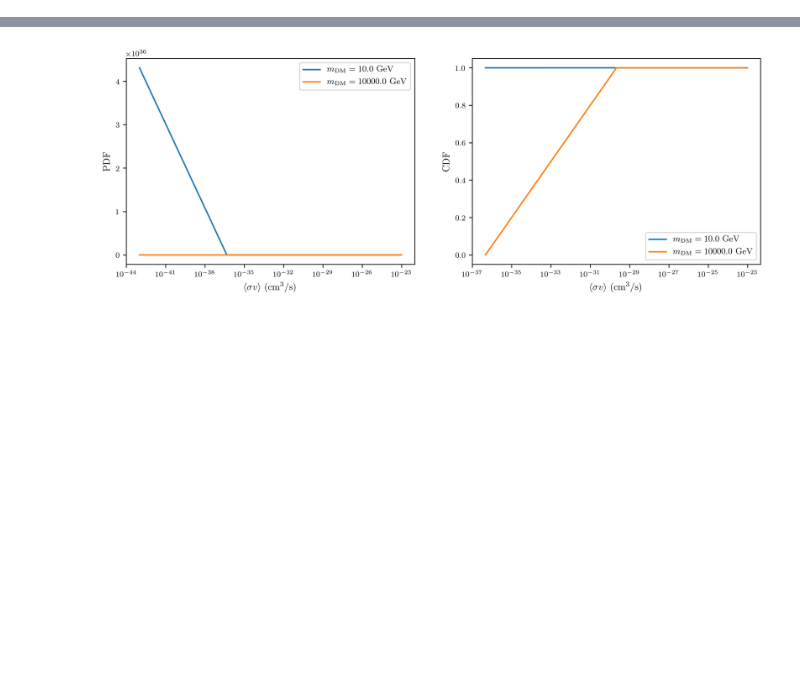
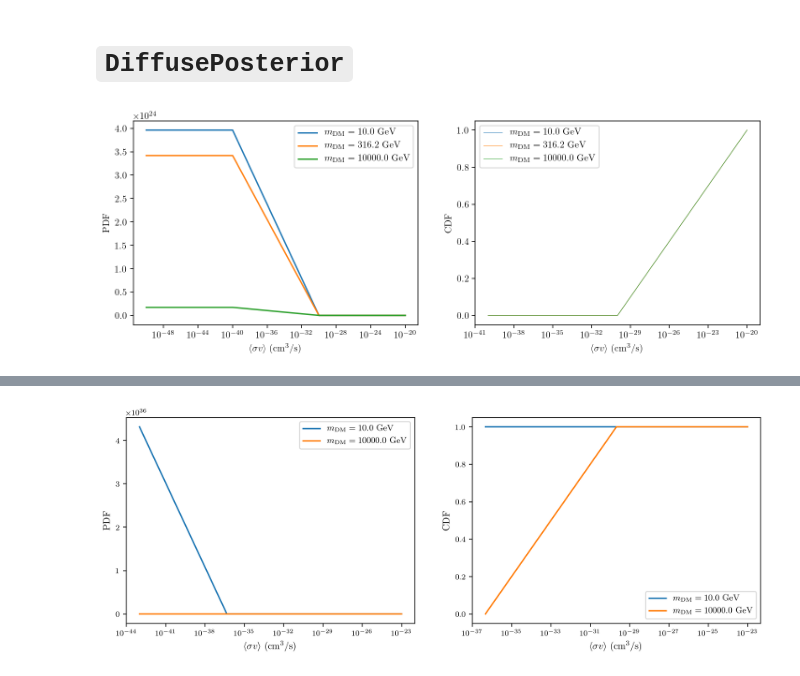
Before and after one commit to adam-coogan/pbhs_vs_wimps, a Jupyter notebook: posterior_analysis_dev_25_mar_2019.ipynb, the cells around one changed output, grey strips where cells are left out. Saved outputs shown, nothing was run; the diff lists cells and outputs as text; code cells hidden in the pictures; blank space fills up the shorter version.

Commit message:
implemented diffuse constraints

```diff
--- a/posterior_analysis_dev_25_mar_2019.ipynb
+++ b/posterior_analysis_dev_25_mar_2019.ipynb
@@ -5,2 +7,10 @@ from posterior_inference_point import PointSourcePosterior
 import os
 from scipy.integrate import cumtrapz
+# %% [markdown]
+# `DiffusePosterior`
+# %%
+### Setup
+
+# The priors are set here, and default to the conservative choices
+post_diff = DiffusePosterior(m_pbh=100, n_pbh=10)
+# m_dm_mg, sv_mg = np.meshgrid(m_dms, svs)
@@ -6,0 +25,32 @@ from scipy.integrate import cumtrapz
+# %%
+## Load results
+
+# Load the unnormalized and normalized posterior tables. They
+# use the same <sigma v> and m_dm grid.
+svs, m_dms, un_post_vals = post_diff.load_posterior(normalized=False)
+_, _, post_vals = post_diff.load_posterior(normalized=True)
+# %%
+### Sanity check
+
+# Plot posterior(<sigma v>) and its CDF to make sure the <sigma v>
+# grid isn't clipping anything
+fig, axes = plt.subplots(1, 2, figsize=(12, 4))
+
+ax = axes[0]
+for i, m_dm in enumerate(m_dms):
+    ax.plot(svs, post_vals[:, i],
+            label=r"$m_{\mathrm{DM}} = %.1f$ GeV" % m_dm)
+ax.set_ylabel("PDF")
+
+ax = axes[1]
+for i, m_dm in enumerate(m_dms):
+    ax.plot(svs[1:], cumtrapz(post_vals[:, i], svs),
+            label=r"$m_{\mathrm{DM}} = %.1f$ GeV" % m_dm)
+ax.set_ylabel("CDF")
+
+for ax in axes.flatten():
+    ax.set_xscale("log")
+    ax.set_xlabel(r"$\langle \sigma v \rangle$ (cm$^3$/s)")
+    ax.legend()
+# %% [output]
+[figure, added]
```
Also changed, not shown: parts of 6 cells of this notebook, 4 other files.
